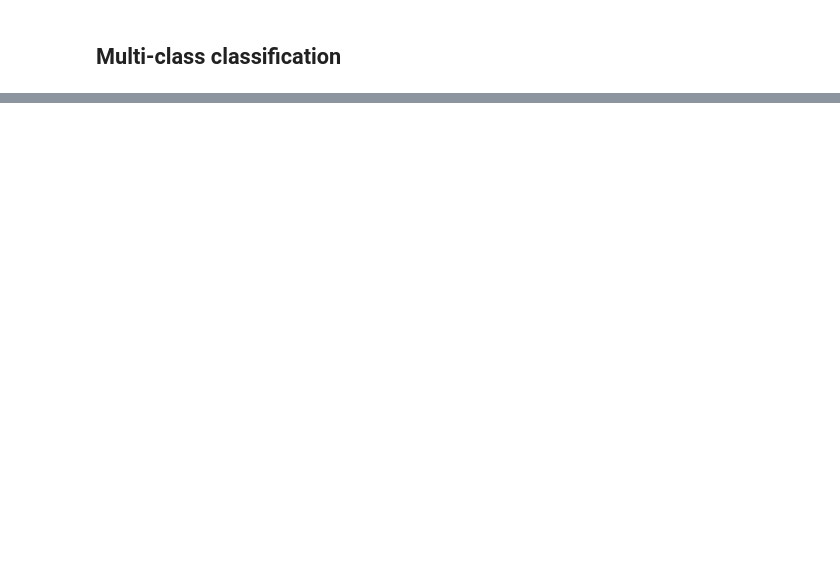
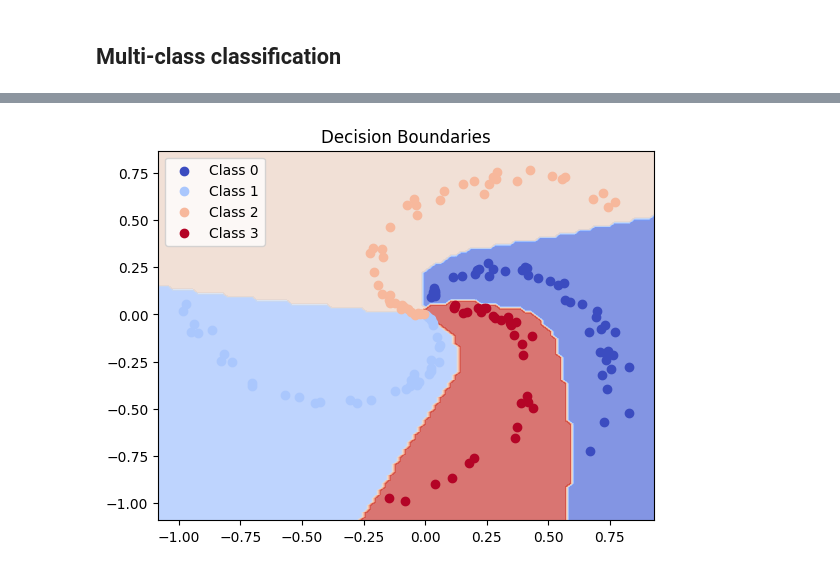
Before and after one commit to petron23/ML_random_projects, a Jupyter notebook: Classifications.ipynb, the cells around one changed output, grey strips where cells are left out. Drawn from its saved outputs; the diff is of its cells as text; code cells hidden in the pictures; blank space fills up the shorter version.

```diff
--- a/Classifications.ipynb
+++ b/Classifications.ipynb
@@ -215,0 +316,7 @@ This is a new line
+# %%
+X_spiral_train, X_spiral_test, y_spiral_train, y_spiral_test = train_test_split(
+    X_spiral,
+    y_spiral,
+    test_size=0.2,
+    random_state=23
+)
@@ -215,0 +331,4 @@ This is a new line
+# %%
+#setting up the device agnostic code
+device = "cuda" if torch.cuda.is_available() else "cpu"
+device
@@ -215,0 +388,4 @@ This is a new line
+# %%
+loss_fn = nn.CrossEntropyLoss()
+optimizer = torch.optim.SGD(model_3.parameters(),
+                            lr=0.1)
@@ -215,0 +401,28 @@ This is a new line
+# %%
+torch.manual_seed(42)
+epochs = 1000
+
+X_spiral_train, y_spiral_train = X_spiral_train.to(device), y_spiral_train.to(device)
+X_spiral_test, y_spiral_test = X_spiral_test.to(device), y_spiral_test.to(device)
+
+for epoch in range(epochs):
+  model_3.train()
+  y_logits = model_3(X_spiral_train)
+  y_pred = torch.softmax(y_logits, dim =1 ).argmax(dim=1)
+  loss = loss_fn(y_logits, y_spiral_train)
+  acc = accuracy_fn(y_true = y_spiral_train,
+                    y_pred = y_pred)
+  optimizer.zero_grad()
+  loss.backward()
+  optimizer.step()
+
+  model_3.eval()
+  with torch.inference_mode():
+    test_logits = model_3(X_spiral_test)
+    test_pred = torch.softmax(test_logits, dim =1 ).argmax(dim=1)
+    test_acc = accuracy_fn(y_true = y_spiral_test,
+                          y_pred = test_pred)
+
+
+  if epoch % 50 == 0:
+      print(f"Epoch: {epoch} | Loss: {loss:.5f}, Acc: {acc:.2f}% | Test Loss: {test_loss:.5f}, Test Acc: {test_acc:.2f}%")
@@ -215,0 +450,4 @@ This is a new line
+# %%
+plot_decision_boundary(model_3, X_spiral_test, y_spiral_test)
+# %% [output]
+[figure, added]
```
Also changed, not shown: parts of 16 cells of this notebook.
